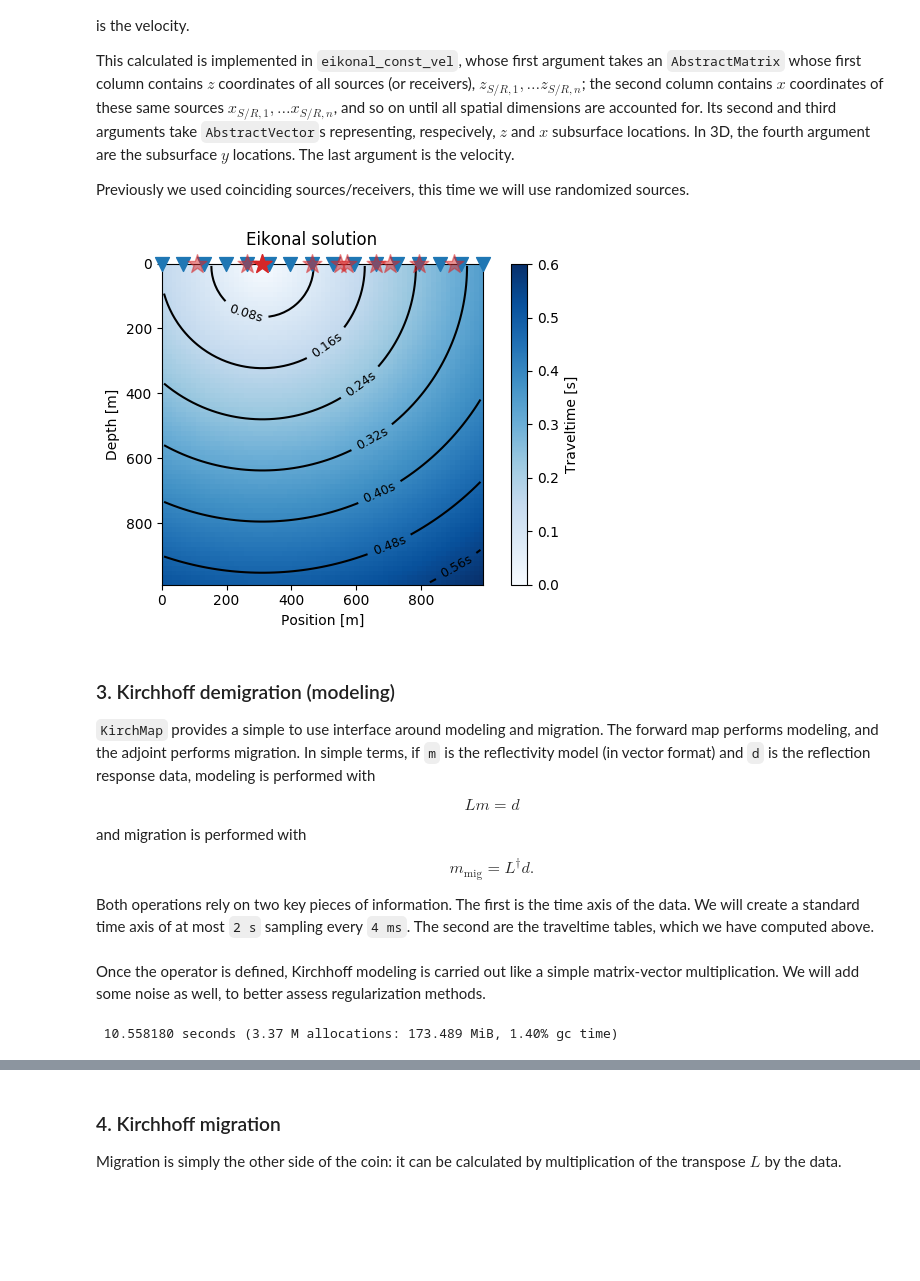
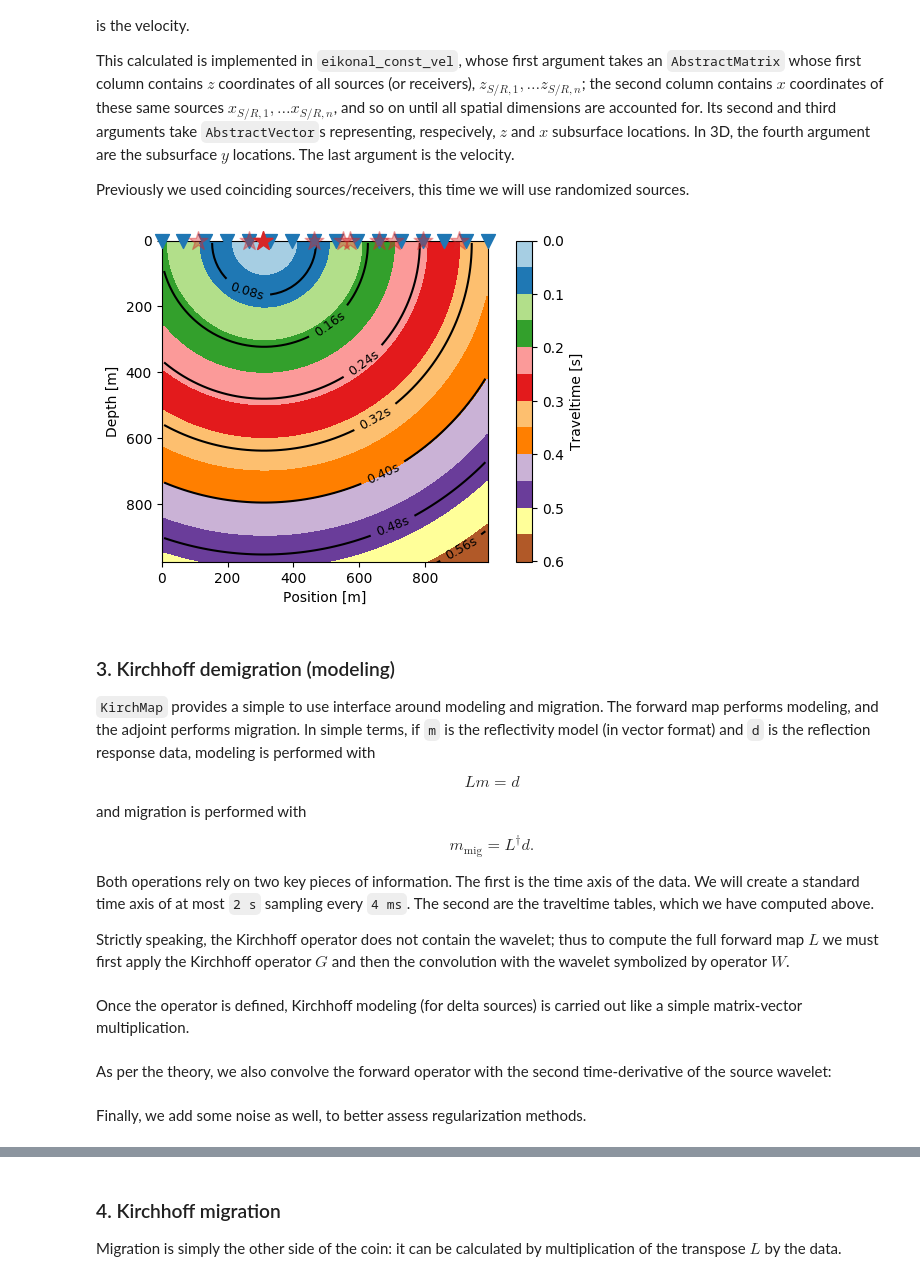
Before and after one commit to cako/KirchMig.jl, a Jupyter notebook: notebooks/LayerCake-RegularizationPart1.ipynb, the cells around one changed output, grey strips where cells are left out. Drawn from its saved outputs; the diff is of its cells as text; code cells hidden in the pictures; blank space fills up the shorter version.

```diff
--- a/notebooks/LayerCake-RegularizationPart1.ipynb
+++ b/notebooks/LayerCake-RegularizationPart1.ipynb
@@ -27,9 +27,15 @@ rho = 1000ones(nz, nx)
 rho[div(330,dx):end,:] .+= 1000
 rho[div(670,dz):end,:] .-= 500
 
-vel = similar(rho); vel .= 2000;
+vel = 2000 .+ zero(rho)
 
-blk = 1e-9rho.*vel.^2;
+imp = 1e-3rho.*vel;
+
+refl = [zeros(nx)'
+    (imp[2:end,:] .- imp[1:end-1,:])./(imp[2:end,:] .+ imp[1:end-1,:])]
+
+refl[div(nz, 2)-1, div(nx, 2)] += 0.2
+refl[div(nz, 2)+1, div(nx, 2)] += 0.2;
 # %%
 fig, ax = plt.subplots(1, 3, figsize=(10,2.5))
 
@@ -104,20 +100,20 @@ trav_r = KirchMig.eikonal_const_vel([rec_z rec_x], z, x, vel[1]);
 trav_s = KirchMig.eikonal_const_vel([src_z src_x], z, x, vel[1]);
 # %%
 fig, ax = plt.subplots(figsize=(6,4))
-cax = ax[:imshow](trav_s[:,:,div(ns,3)], extent=[x[1], x[end], z[end], z[1]],
-    vmin=0, vmax=maximum(abs.(trav_s[:,:,div(ns,3)])), aspect="equal", cmap="Blues")
+cax = ax[:imshow](trav_s[:,:,div(ns,3)], extent=[x[1], x[end], z[end], z[1]], aspect="equal", cmap="Paired",
+    interpolation="bilinear", vmin=0, vmax=maximum(trav_s[:,:,div(ns,3)]))
 cbar = fig[:colorbar](cax, ax=ax)
-cbar[:ax][:set](ylabel="Traveltime [s]");
+cbar[:ax][:set](ylabel="Traveltime [s]")
+cbar[:ax][:invert_yaxis]()
 ax[:scatter](rec_x[1:3:end], rec_z[1:3:end], color="#1f77b4", marker="v", s=100, clip_on=false, zorder=100)
-ax[:scatter](src_x, src_z, color="#d62728", alpha=0.5, marker="*", s=200, clip_on=false, zorder=100)
+ax[:scatter](src_x, src_z, color="#d62728", alpha=0.4, marker="*", s=200, clip_on=false, zorder=100)
 ax[:scatter](src_x[div(ns,3)], src_z[div(ns,3)], color="#d62728", marker="*", s=200, clip_on=false, zorder=100)
 con = ax[:contour](trav_s[:,:,div(ns,3)], extent=[x[1], x[end], z[end], z[1]], origin="upper", colors="k")
 plt.clabel(con, fontsize=9, inline=1, fmt="%1.2fs");
-ax[:set](xlim=(x[1], x[end]), ylim=(z[end], z[1]), xlabel="Position [m]", ylabel="Depth [m]")
-fig[:suptitle]("Eikonal solution", y=1.03)
-fig[:tight_layout]();
+ax[:set](xlabel="Position [m]", ylabel="Depth [m]", xlim=(x[1], x[end]), ylim=(z[end-1], z[1]))
+fig[:tight_layout]()
 # %% [output]
-[figure, old version]
+[figure, new version]
 # %% [markdown]
 ### 3. Kirchhoff demigration (modeling)
 
@@ -130,5 +126,7 @@ and migration is performed with
 $$ m_\text{mig} = L^\dagger d.$$
 
 Both operations rely on two key pieces of information. The first is the time axis of the data. We will create a standard time axis of at most `2 s` sampling every `4 ms`. The second are the traveltime tables, which we have computed above.
+
+Strictly speaking, the Kirchhoff operator does not contain the wavelet; thus to compute the full forward map $L$ we must first apply the Kirchhoff operator $G$ and then the convolution with the wavelet symbolized by operator $W$.
 # %%
 t = 0:0.008:1; nt = length(t)
@@ -136,2 +134,2 @@ L = KirchMig.KirchMap(t, trav_r, trav_s);
 # %% [markdown]
-Once the operator is defined, Kirchhoff modeling is carried out like a simple matrix-vector multiplication. We will add some noise as well, to better assess regularization methods.
+Once the operator is defined, Kirchhoff modeling (for delta sources) is carried out like a simple matrix-vector multiplication.
@@ -137,0 +138,2 @@ Once the operator is defined, Kirchhoff modeling is carried out like a simple ma
+# %% [markdown]
+As per the theory, we also convolve the forward operator with the second time-derivative of the source wavelet:
@@ -138,11 +149,9 @@ Once the operator is defined, Kirchhoff modeling is carried out like a simple ma
+# %% [markdown]
+Finally, we add some noise as well, to better assess regularization methods.
 # %%
-@time d = L*mod_bl[:];
-
 seed!(1)
 n = randn(size(d))
 d += n*std(d)/std(n);
-# %% [output]
- 10.558180 seconds (3.37 M allocations: 173.489 MiB, 1.40% gc time)
 # %%
 data = reshape(d, nr, ns, nt)
 
```
Also changed, not shown: parts of 18 cells of this notebook, 1 other file.
